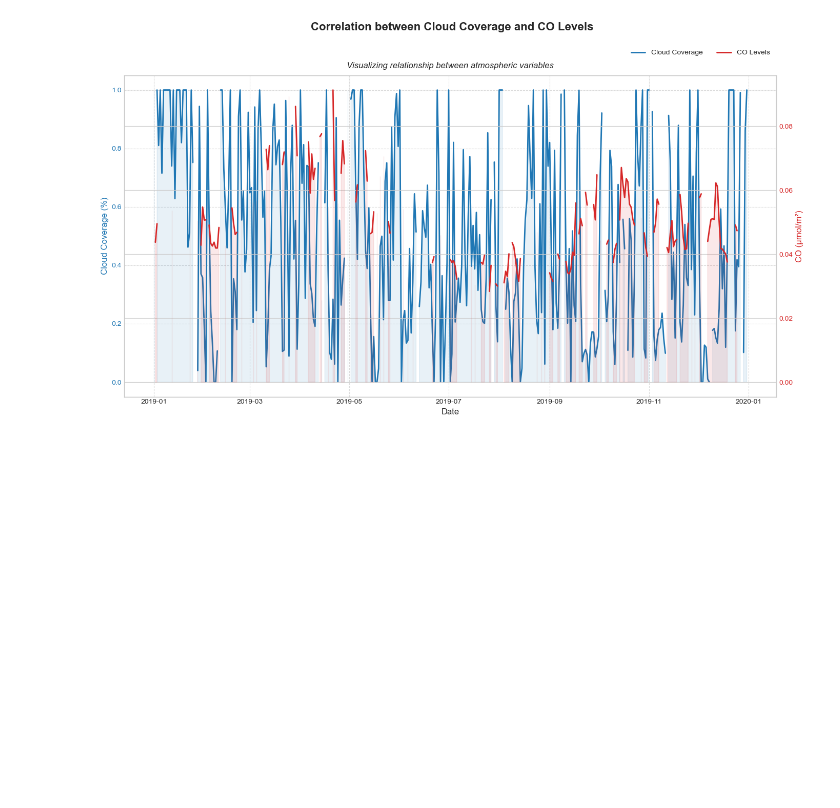
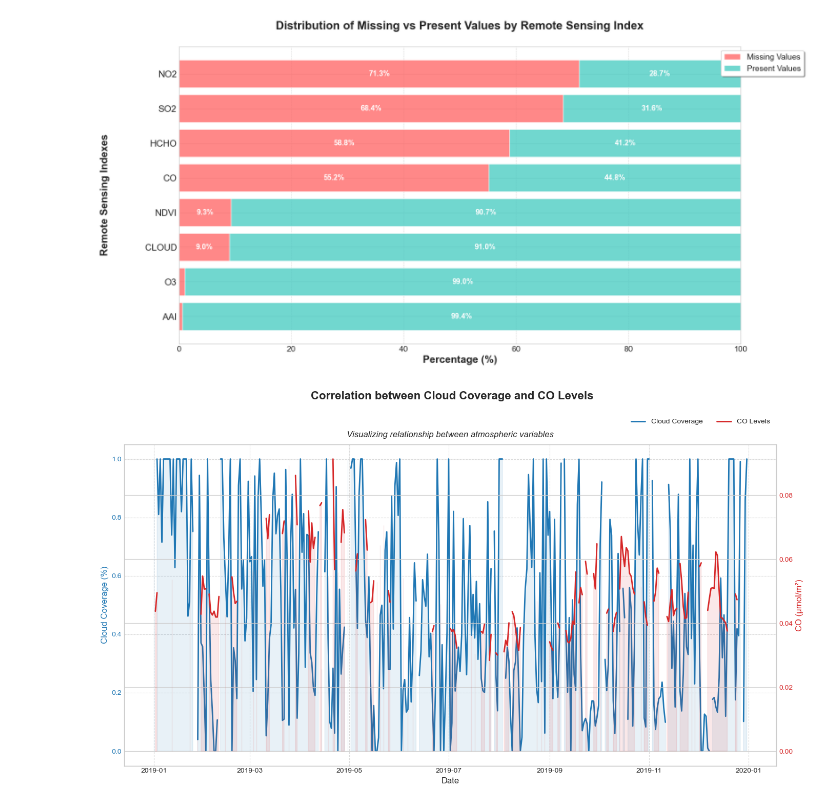
Before and after one commit to thebeo2004/INT3041E_AI_PM2.5-Concentration-Estimation, a Jupyter notebook: visualization/satellite-based data visualization.ipynb, the cells around one changed output. Saved outputs shown, nothing was run; the diff lists cells and outputs as text; code cells hidden in the pictures; blank space fills up the shorter version.

```diff
--- a/visualization/satellite-based data visualization.ipynb
+++ b/visualization/satellite-based data visualization.ipynb
@@ -110,3 +52,90 @@ plt.show()
+# %%
+ndvi_df = remote_sensing_factor_df(factor='NDVI', begin=2001, end=2021)
+# %%
+import seaborn as sns
+import numpy as np
+import pandas as pd
+
+# Giả sử tmp_consolidated_df và tmp_ndvi_df đã được định nghĩa
+tmp_consolidated_df = atmospheric_consolidated_df.drop(['lon', 'lat', 'date', 'ID'], axis=1)
+tmp_ndvi_df = ndvi_df.drop(['lon', 'lat', 'date', 'ID'], axis=1)
+
+tmp_consolidated_df.rename(columns={"CLOUD": "             CLOUD"}, inplace=True)
+
+# Tính missing cho tmp_consolidated_df
+total_rows_cons = len(tmp_consolidated_df)
+missing_counts_cons = tmp_consolidated_df.isna().sum()
+missing_percent_cons = (missing_counts_cons / total_rows_cons * 100).round(2)
+non_missing_percent_cons = 100 - missing_percent_cons
+
+# Tính missing cho tmp_ndvi_df
+total_rows_ndvi = len(tmp_ndvi_df)
+missing_counts_ndvi = tmp_ndvi_df.isna().sum()
+missing_percent_ndvi = (missing_counts_ndvi / total_rows_ndvi * 100).round(2)
+non_missing_percent_ndvi = 100 - missing_percent_ndvi
+
+# Giữ nguyên tên cột gốc (không thêm tiền tố)
+combined_missing = pd.concat([missing_percent_cons, missing_percent_ndvi])
+combined_non_missing = pd.concat([non_missing_percent_cons, non_missing_percent_ndvi])
+
+# Sắp xếp theo phần trăm missing tăng dần (cho trục y)
+combined_missing_sorted = combined_missing.sort_values()
+sorted_index = combined_missing_sorted.index
+
+# Tính số lượng chỉ số và chiều cao biểu đồ (1.2 là chiều cao mỗi thanh)
+num_indices = len(sorted_index)
+fig_height = num_indices * 1.2
+
+plt.figure(figsize=(20, fig_height))  # Chiều rộng cố định là 20
+sns.set_style("whitegrid")
+
+y_pos = np.arange(num_indices)
+
+# Vẽ biểu đồ stacked bar
+plt.barh(y_pos, combined_missing_sorted[sorted_index], color='#FF6B6B',
+         alpha=0.8, label='Missing Values', height=0.8)
+plt.barh(y_pos, combined_non_missing[sorted_index],
+         left=combined_missing_sorted[sorted_index], color='#4ECDC4',
+         alpha=0.8, label='Present Values', height=0.8)
+
+# Đặt giới hạn trục x để đảm bảo độ dài thanh ngang đồng bộ
+plt.xlim(0, 100)
+
+# Thiết lập nhãn trục với font lớn
+plt.yticks(y_pos, sorted_index, fontsize=16)
+plt.xticks(fontsize=14)
+plt.xlabel('Percentage (%)', fontsize=18, fontweight='bold')
+plt.ylabel('Remote Sensing Indexes', fontsize=18, fontweight='bold')
+
+# Tiêu đề biểu đồ
+plt.title('Distribution of Missing vs Present Values by Remote Sensing Index',
+          fontsize=20, fontweight='bold', pad=30)
+
+# Đặt legend bên ngoài không che biểu đồ
+plt.legend(loc='upper right', bbox_to_anchor=(1.12, 1.0),
+           frameon=True, fancybox=True, shadow=True, fontsize=14)
+
+# Vẽ grid dọc theo trục x
+plt.grid(axis='x', linestyle='--', alpha=0.7)
+
+# Thêm nhãn phần trăm vào giữa mỗi thanh
+for i, pos in enumerate(y_pos):
+    m_val = combined_missing_sorted[sorted_index[i]]
+    p_val = combined_non_missing[sorted_index[i]]
+    if m_val > 5:
+        plt.text(m_val/2, pos, f'{m_val:.1f}%', ha='center', va='center',
+                 color='white', fontweight='bold', fontsize=13)
+    if p_val > 5:
+        plt.text(m_val + p_val/2, pos, f'{p_val:.1f}%', ha='center', va='center',
+                 color='white', fontweight='bold', fontsize=13)
+
+# Điều chỉnh layout để đồng bộ không gian
+plt.tight_layout()
+plt.subplots_adjust(left=0.2, right=0.88, top=0.85, bottom=0.1)  # Đồng bộ các lề
+
+plt.show()
+# %% [output]
+[figure, added]
 # %%
 date_format = '%Y-%m-%d'
 
```
Also changed, not shown: parts of 9 cells of this notebook, 1 other file.
